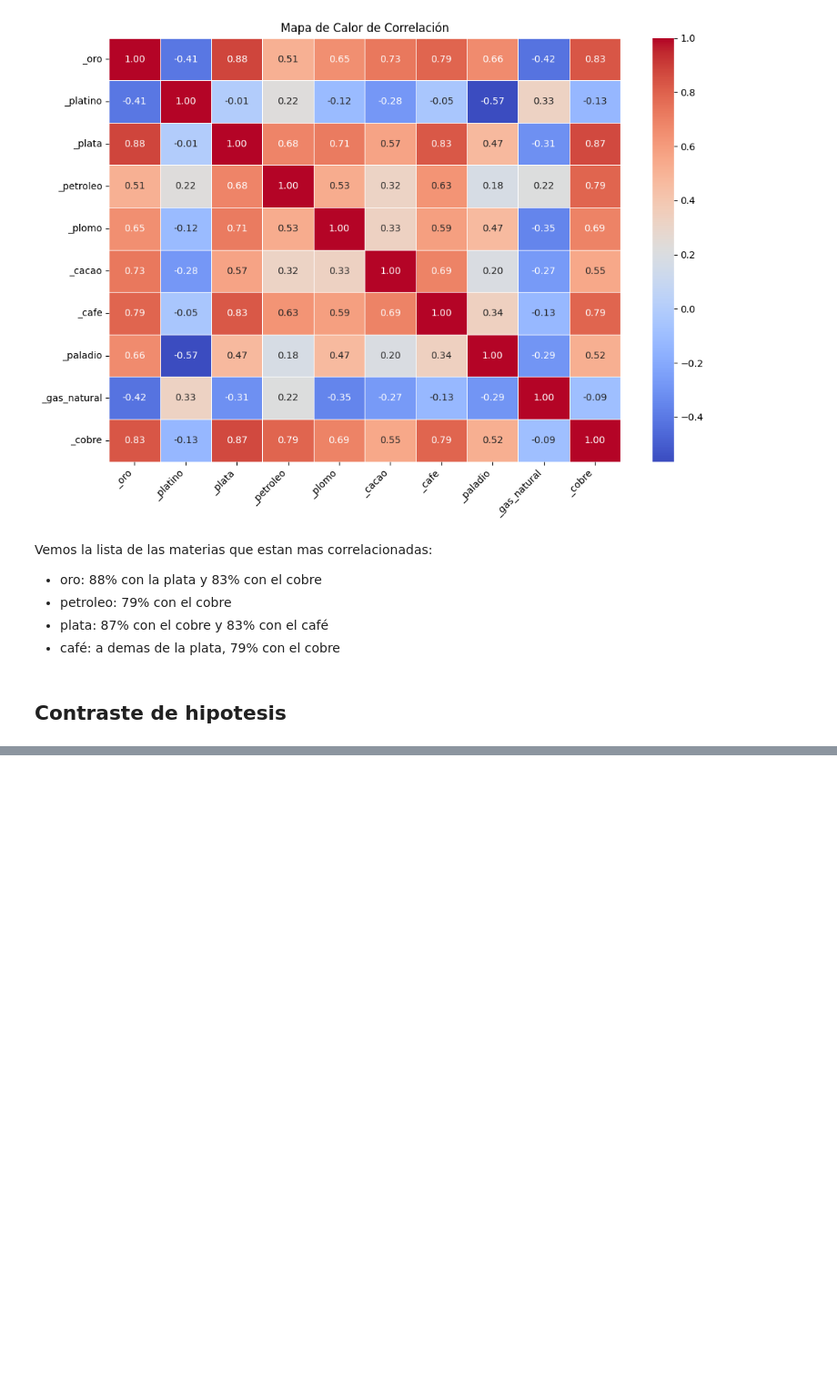
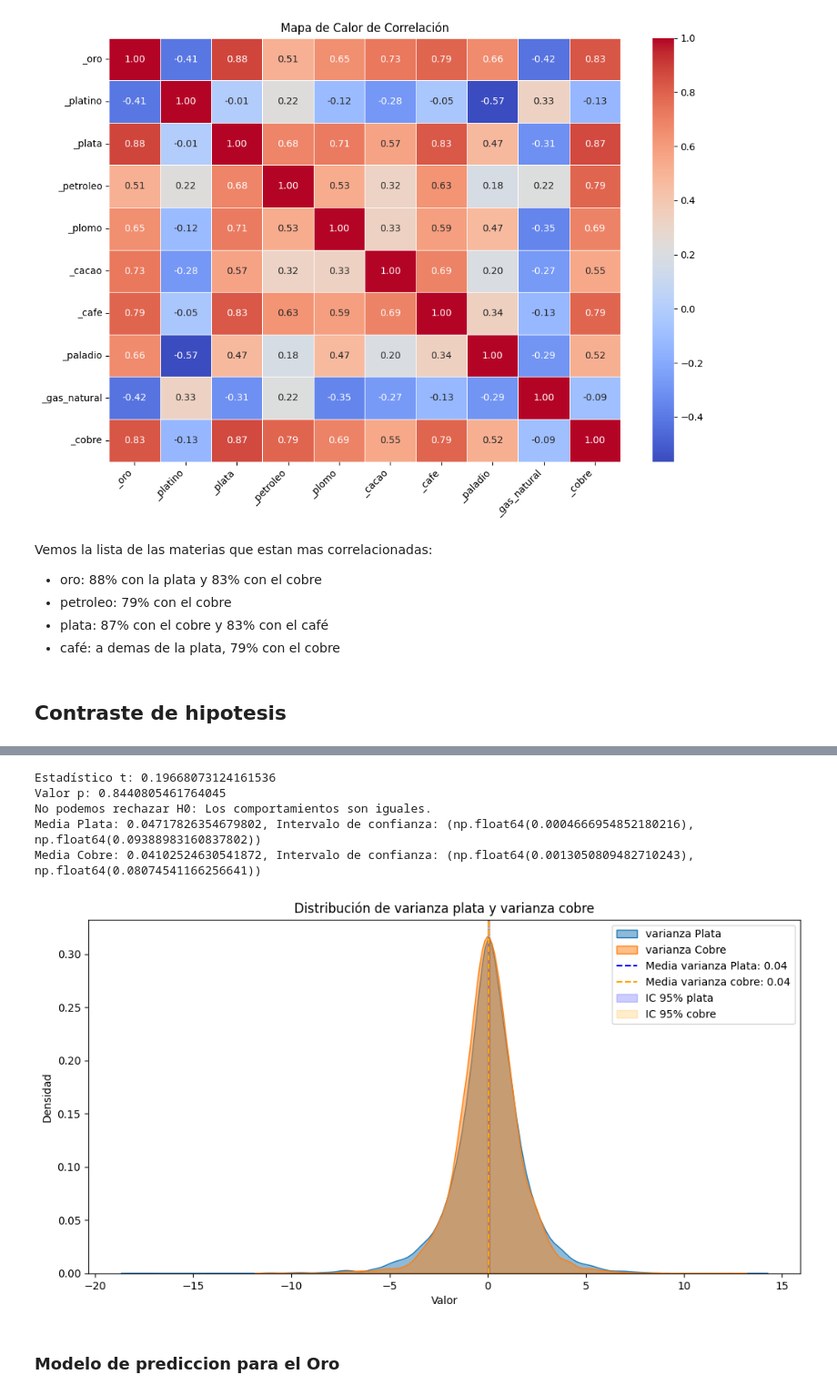
Before and after one commit to lidiaAV/Proyecto1, a Jupyter notebook: notebook_limpio.ipynb, the cells around one changed output, grey strips where cells are left out. Shown: that part at 91% size. Saved outputs shown, nothing was run; the diff lists cells and outputs as text; code cells hidden in the pictures; blank space fills up the shorter version.

```diff
--- a/notebook_limpio.ipynb
+++ b/notebook_limpio.ipynb
@@ -353,0 +466,57 @@ Vemos la lista de las materias que estan mas correlacionadas:
+# %%
+# Importar librerías necesarias
+
+# Seleccionar las columnas de interés
+plata = df_limpio['% var._plata']
+cobre = df_limpio['% var._cobre']
+
+# Contraste de hipótesis
+# H0: Último_plata tiene un comportamiento diferente que Último_cobre
+# H1: Último_plata y Último_cobre tienen el mismo comportamiento
+stat, p_value = ttest_ind(plata, cobre, equal_var=False)
+
+# Imprimir resultados del contraste
+print(f"Estadístico t: {stat}")
+print(f"Valor p: {p_value}")
+if p_value < 0.05:
+    print("Rechazamos H0: Los comportamientos son diferentes.")
+else:
+    print("No podemos rechazar H0: Los comportamientos son iguales.")
+
+# Calcular medias e intervalos de confianza
+mean_plata = plata.mean()
+mean_cobre = cobre.mean()
+ci_plata = norm.interval(0.95, loc=mean_plata, scale=plata.std()/len(plata)**0.5)
+ci_cobre = norm.interval(0.95, loc=mean_cobre, scale=cobre.std()/len(cobre)**0.5)
+
+print(f"Media Plata: {mean_plata}, Intervalo de confianza: {ci_plata}")
+print(f"Media Cobre: {mean_cobre}, Intervalo de confianza: {ci_cobre}")
+
+# Gráfico de distribución
+plt.figure(figsize=(12, 6))
+sns.kdeplot(plata, label='varianza Plata', fill=True, alpha=0.5)
+sns.kdeplot(cobre, label='varianza Cobre', fill=True, alpha=0.5)
+
+# Añadir líneas de medias
+plt.axvline(mean_oro, color='blue', linestyle='--', label=f'Media varianza Plata: {mean_oro:.2f}')
+plt.axvline(mean_cobre, color='orange', linestyle='--', label=f'Media varianza cobre: {mean_cobre:.2f}')
+
+# Añadir intervalos de confianza
+plt.axvspan(ci_plata[0], ci_plata[1], color='blue', alpha=0.2, label='IC 95% plata')
+plt.axvspan(ci_cobre[0], ci_cobre[1], color='orange', alpha=0.2, label='IC 95% cobre')
+
+# Configurar el gráfico
+plt.title('Distribución de varianza plata y varianza cobre')
+plt.xlabel('Valor')
+plt.ylabel('Densidad')
+plt.legend()
+plt.show()
+# %% [output]
+Estadístico t: 0.19668073124161536
+Valor p: 0.8440805461764045
+No podemos rechazar H0: Los comportamientos son iguales.
+Media Plata: 0.04717826354679802, Intervalo de confianza: (np.float64(0.0004666954852180216), np.float64(0.09388983160837802))
+Media Cobre: 0.04102524630541872, Intervalo de confianza: (np.float64(0.0013050809482710243), np.float64(0.08074541166256641))
+[figure, added]
+# %% [markdown]
+### Modelo de prediccion para el Oro
```
Also changed, not shown: parts of 9 cells of this notebook, 17 other files.
